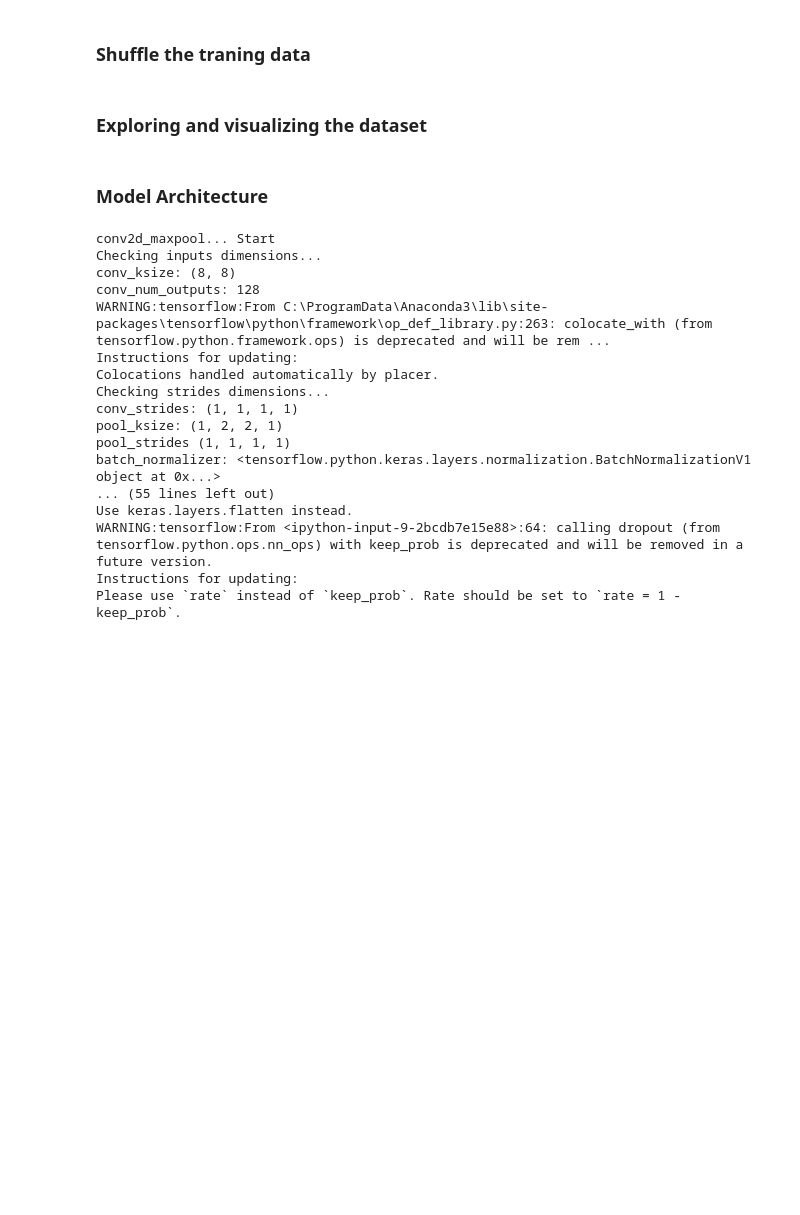
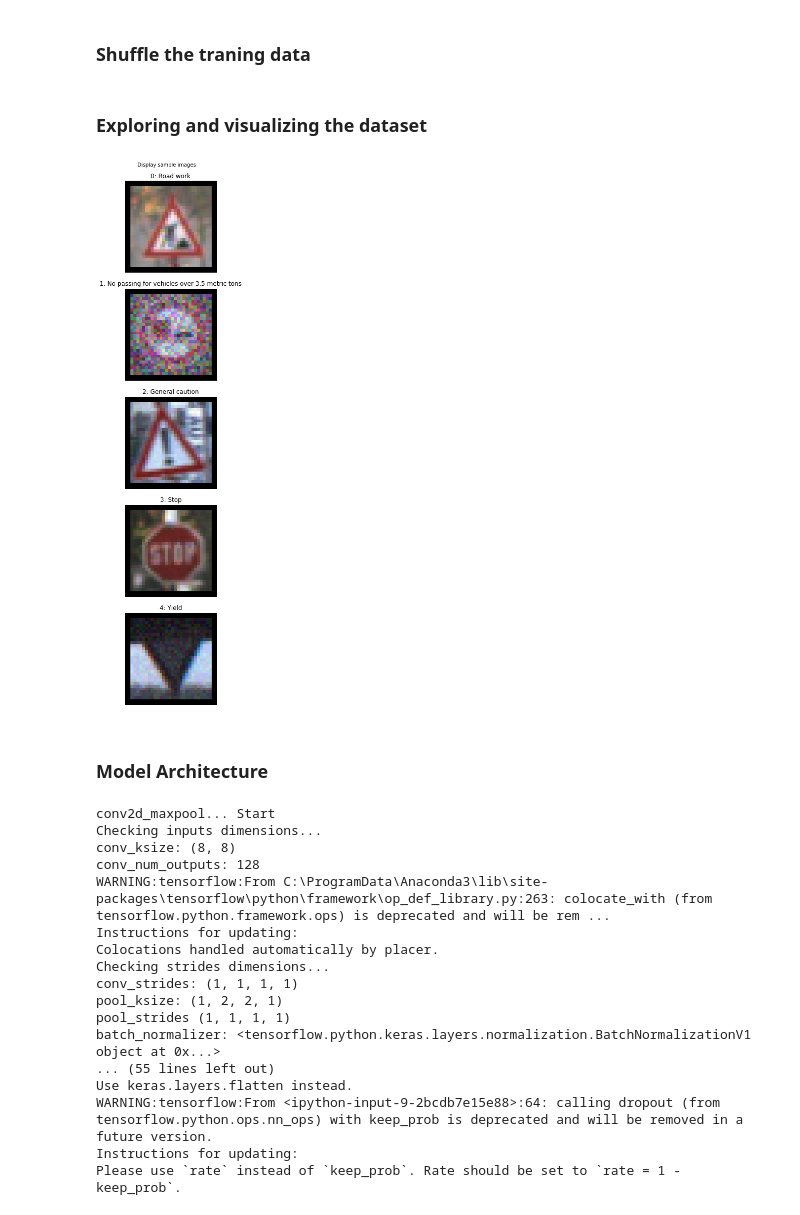
Before and after one commit to Hamidreza3252/CarND-Traffic-Sign-Classifier-Project, a Jupyter notebook: Traffic_Sign_Classifier.ipynb, the cells around one changed output. Cells and saved outputs as stored; diff of their text form; code cells hidden in the pictures; blank space fills up the shorter version.

Commit message:
data augmentation-01

```diff
--- a/Traffic_Sign_Classifier.ipynb
+++ b/Traffic_Sign_Classifier.ipynb
@@ -241,8 +301,10 @@ random_y_train_data = list(random_y_train_data)
 # %%
 %matplotlib inline
 
-# cnn.display_images(random_x_train_data[0:5], random_y_train_data[0:5], normalized=True)
+cnn.display_images(random_x_train_data[0:5], random_y_train_data[0:5], normalized=True)
 # cnn.display_images(x_valid_data[100:120], y_valid_data[100:120], normalized=True)
+# %% [output]
+[figure, added]
 # %% [markdown]
 ### Model Architecture
 # %%
```
Also changed, not shown: parts of 5 cells of this notebook, 1 other file.
